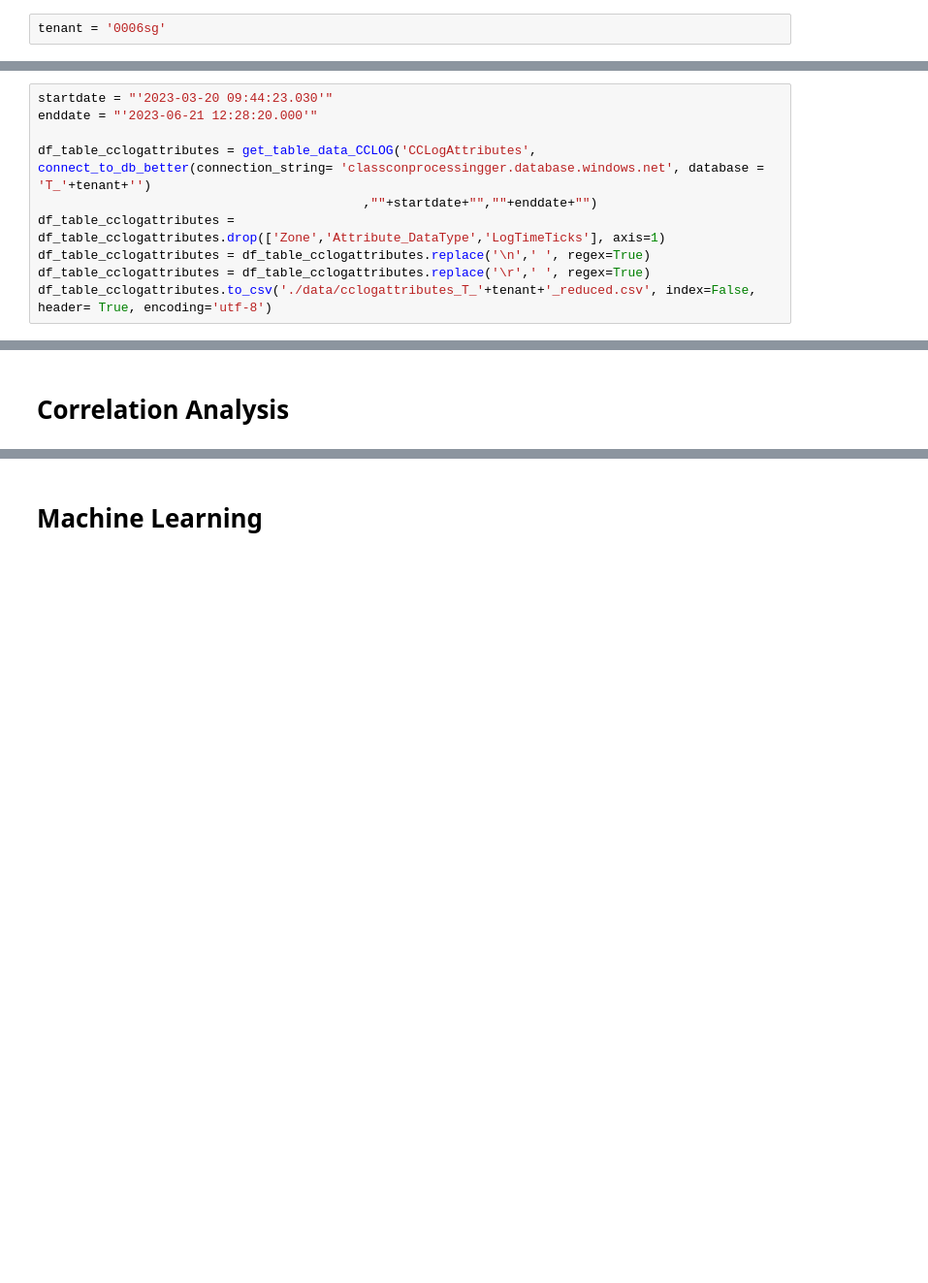
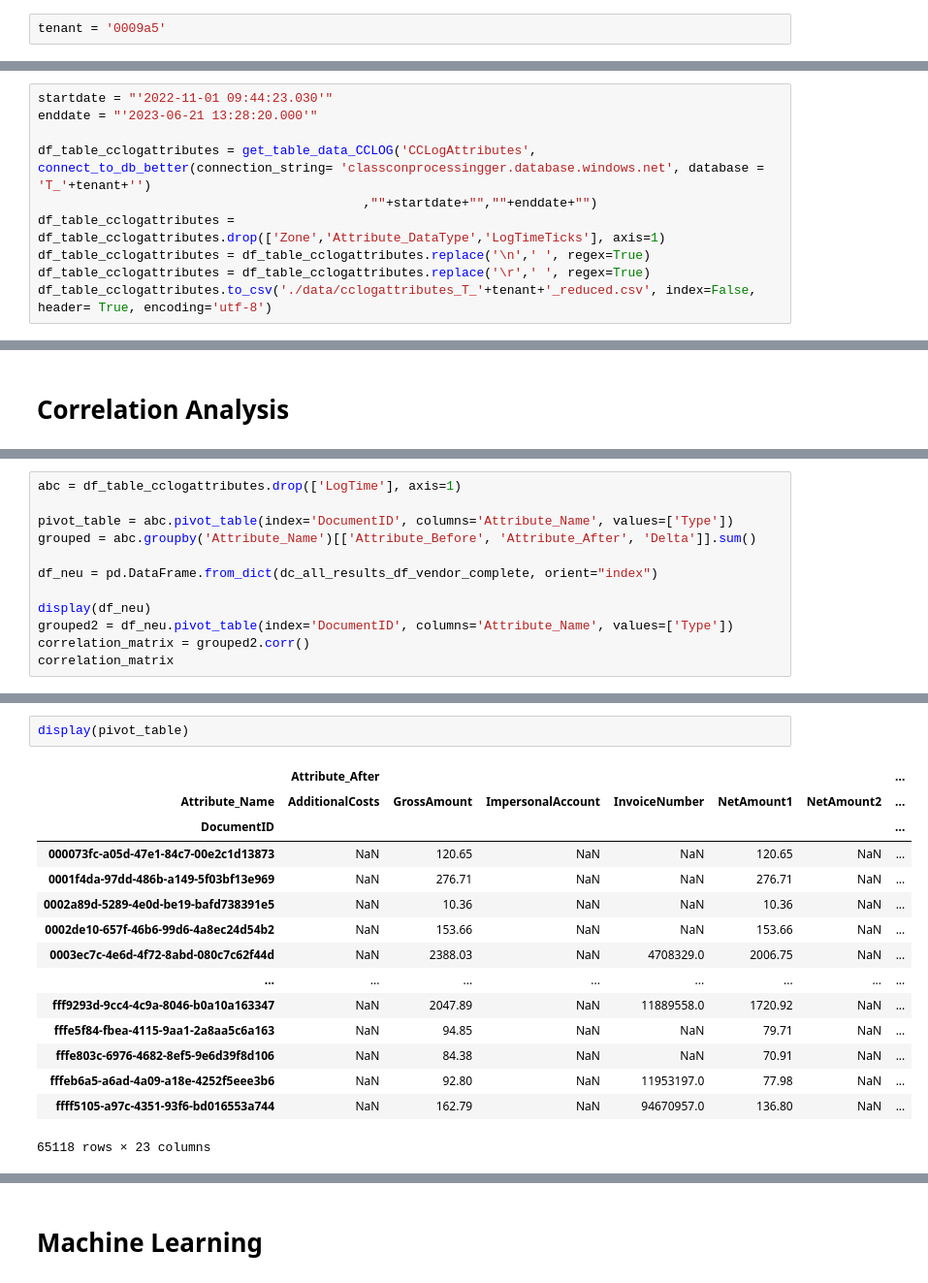
Before and after one commit to FusionShareeza/Masterarbeit, a Jupyter notebook: sqlconnector.ipynb, the cells around one changed output, grey strips where cells are left out. Shown at 97% size. Cells and saved outputs as stored; diff of their text form; blank space fills up the shorter version.

```diff
--- a/sqlconnector.ipynb
+++ b/sqlconnector.ipynb
@@ -67,7 +67,7 @@ Tensorflow/Keras: 2.12.0
 # %% [markdown]
 # Connect to Database and get Data
 # %%
-tenant = '0006sg'
+tenant = '0009a5'
 # %%
 def connect_to_db_better(connection_string,
                     database,
@@ -626,8 +626,8 @@ def sort_numbers_by_position(df, sollwerte_transposed ,col_name, threshold):
 
     return sorted_numbers, threshold_numbers
 # %%
-startdate = "'2023-03-20 09:44:23.030'"
-enddate = "'2023-06-21 12:28:20.000'"
+startdate = "'2022-11-01 09:44:23.030'"
+enddate = "'2023-06-21 13:28:20.000'"
 
 df_table_cclogattributes = get_table_data_CCLOG('CCLogAttributes', connect_to_db_better(connection_string= 'classconprocessingger.database.windows.net', database = 'T_'+tenant+'')
                                            ,""+startdate+"",""+enddate+"")
@@ -1269,0 +1306,12 @@ corr
+# %%
+abc = df_table_cclogattributes.drop(['LogTime'], axis=1)
+
+pivot_table = abc.pivot_table(index='DocumentID', columns='Attribute_Name', values=['Type'])
+grouped = abc.groupby('Attribute_Name')[['Attribute_Before', 'Attribute_After', 'Delta']].sum()
+
+df_neu = pd.DataFrame.from_dict(dc_all_results_df_vendor_complete, orient="index")
+
+display(df_neu)
+grouped2 = df_neu.pivot_table(index='DocumentID', columns='Attribute_Name', values=['Type'])
+correlation_matrix = grouped2.corr()
+correlation_matrix
@@ -1269,0 +1326,18 @@ corr
+# %%
+display(pivot_table)
+# %% [output]
+|  | Attribute_After |  |  |  |  |  | ... |
+| Attribute_Name | AdditionalCosts | GrossAmount | ImpersonalAccount | InvoiceNumber | NetAmount1 | NetAmount2 | ... |
+| DocumentID |  |  |  |  |  |  | ... |
+| 000073fc-a05d-47e1-84c7-00e2c1d13873 | NaN | 120.65 | NaN | NaN | 120.65 | NaN | ... |
+| 0001f4da-97dd-486b-a149-5f03bf13e969 | NaN | 276.71 | NaN | NaN | 276.71 | NaN | ... |
+| 0002a89d-5289-4e0d-be19-bafd738391e5 | NaN | 10.36 | NaN | NaN | 10.36 | NaN | ... |
+| 0002de10-657f-46b6-99d6-4a8ec24d54b2 | NaN | 153.66 | NaN | NaN | 153.66 | NaN | ... |
+| 0003ec7c-4e6d-4f72-8abd-080c7c62f44d | NaN | 2388.03 | NaN | 4708329.0 | 2006.75 | NaN | ... |
+| ... | ... | ... | ... | ... | ... | ... | ... |
+| fff9293d-9cc4-4c9a-8046-b0a10a163347 | NaN | 2047.89 | NaN | 11889558.0 | 1720.92 | NaN | ... |
+| fffe5f84-fbea-4115-9aa1-2a8aa5c6a163 | NaN | 94.85 | NaN | NaN | 79.71 | NaN | ... |
+| fffe803c-6976-4682-8ef5-9e6d39f8d106 | NaN | 84.38 | NaN | NaN | 70.91 | NaN | ... |
+| fffeb6a5-a6ad-4a09-a18e-4252f5eee3b6 | NaN | 92.80 | NaN | 11953197.0 | 77.98 | NaN | ... |
+| ffff5105-a97c-4351-93f6-bd016553a744 | NaN | 162.79 | NaN | 94670957.0 | 136.80 | NaN | ... |
+65118 rows × 23 columns
```
Also changed, not shown: parts of 9 cells of this notebook, 1 other file.
